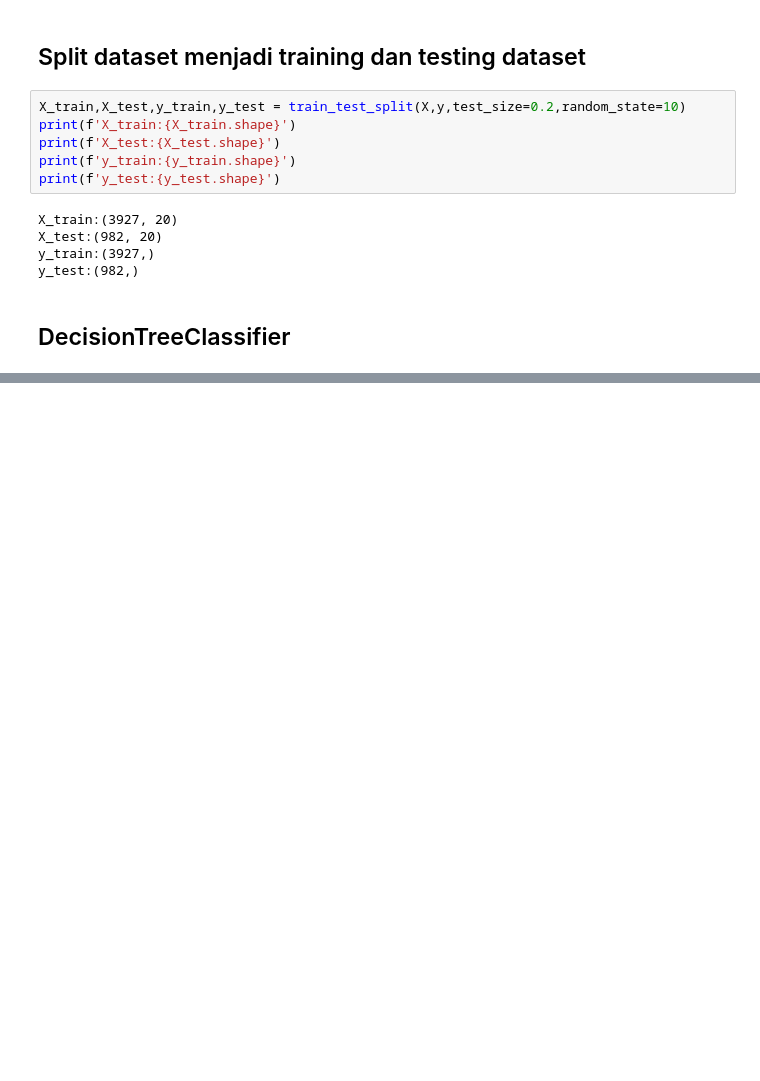
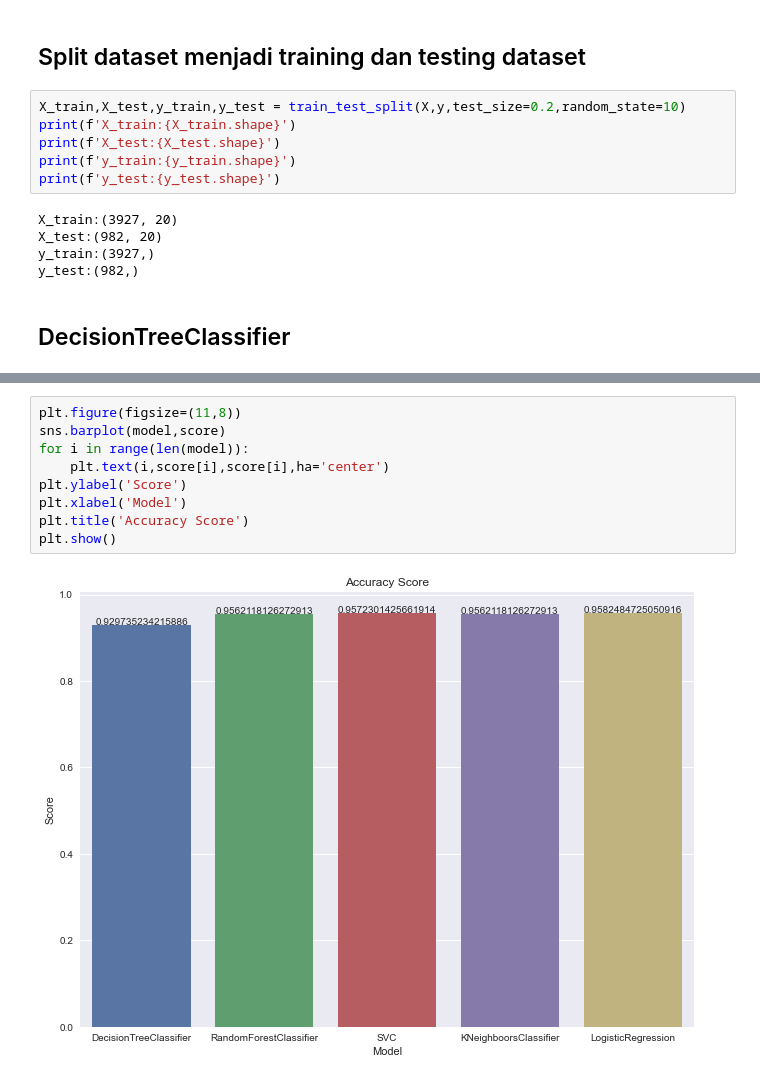
Before and after one commit to AgungYogaSetiawan/Kumpulan-Latihan-Data-Science, a Jupyter notebook: Latihan Data Science/Stroke Prediction.ipynb, the cells around one changed output, grey strips where cells are left out. Cells and saved outputs as stored; diff of their text form; blank space fills up the shorter version.

Commit message:
menambahkan text pada bar plot

```diff
--- a/Latihan Data Science/Stroke Prediction.ipynb
+++ b/Latihan Data Science/Stroke Prediction.ipynb
@@ -684,0 +685,11 @@ plt.show()
+# %%
+plt.figure(figsize=(11,8))
+sns.barplot(model,score)
+for i in range(len(model)):
+    plt.text(i,score[i],score[i],ha='center')
+plt.ylabel('Score')
+plt.xlabel('Model')
+plt.title('Accuracy Score')
+plt.show()
+# %% [output]
+[figure, added]
```
Also changed, not shown: parts of 23 cells of this notebook.
